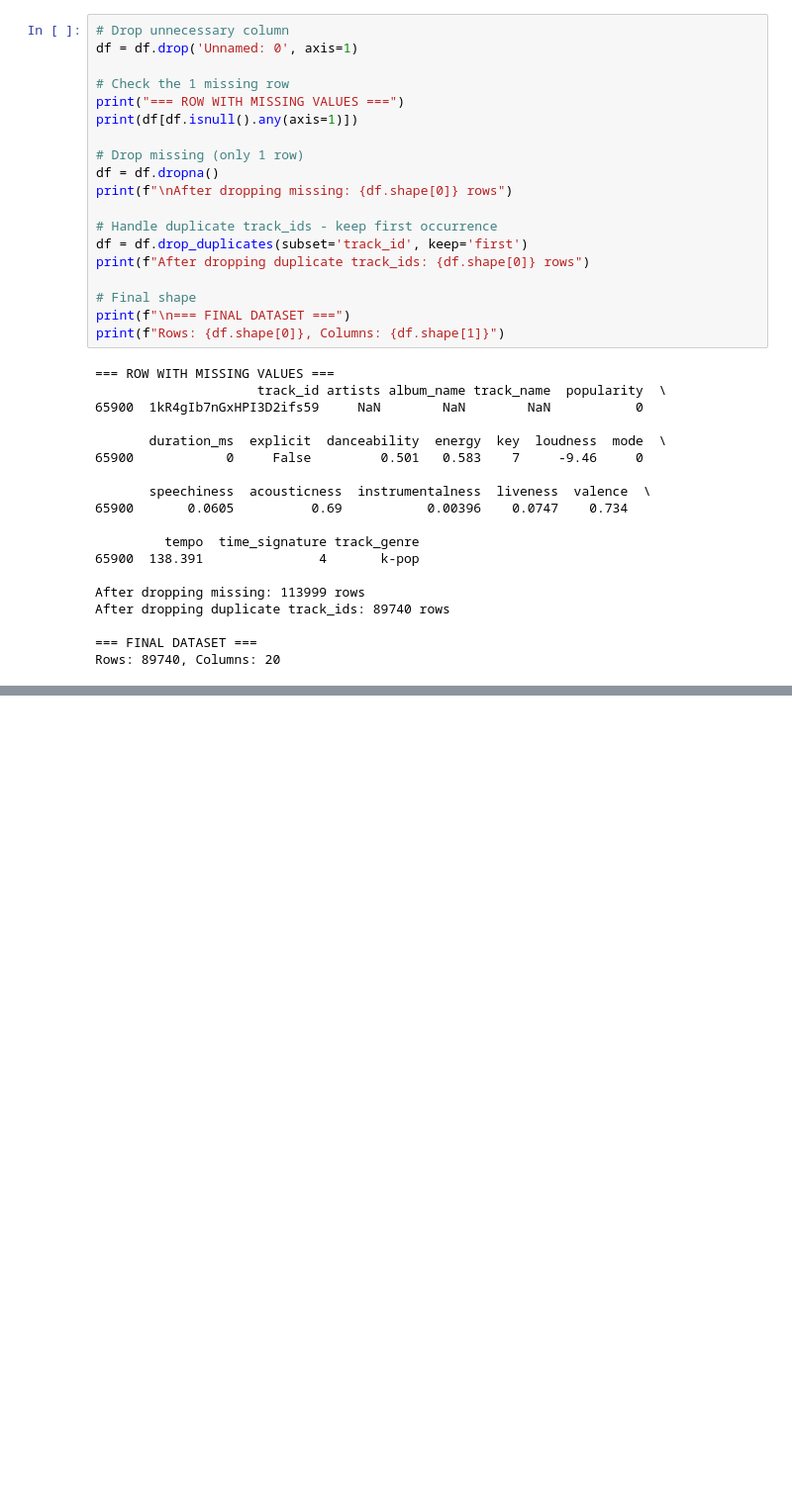
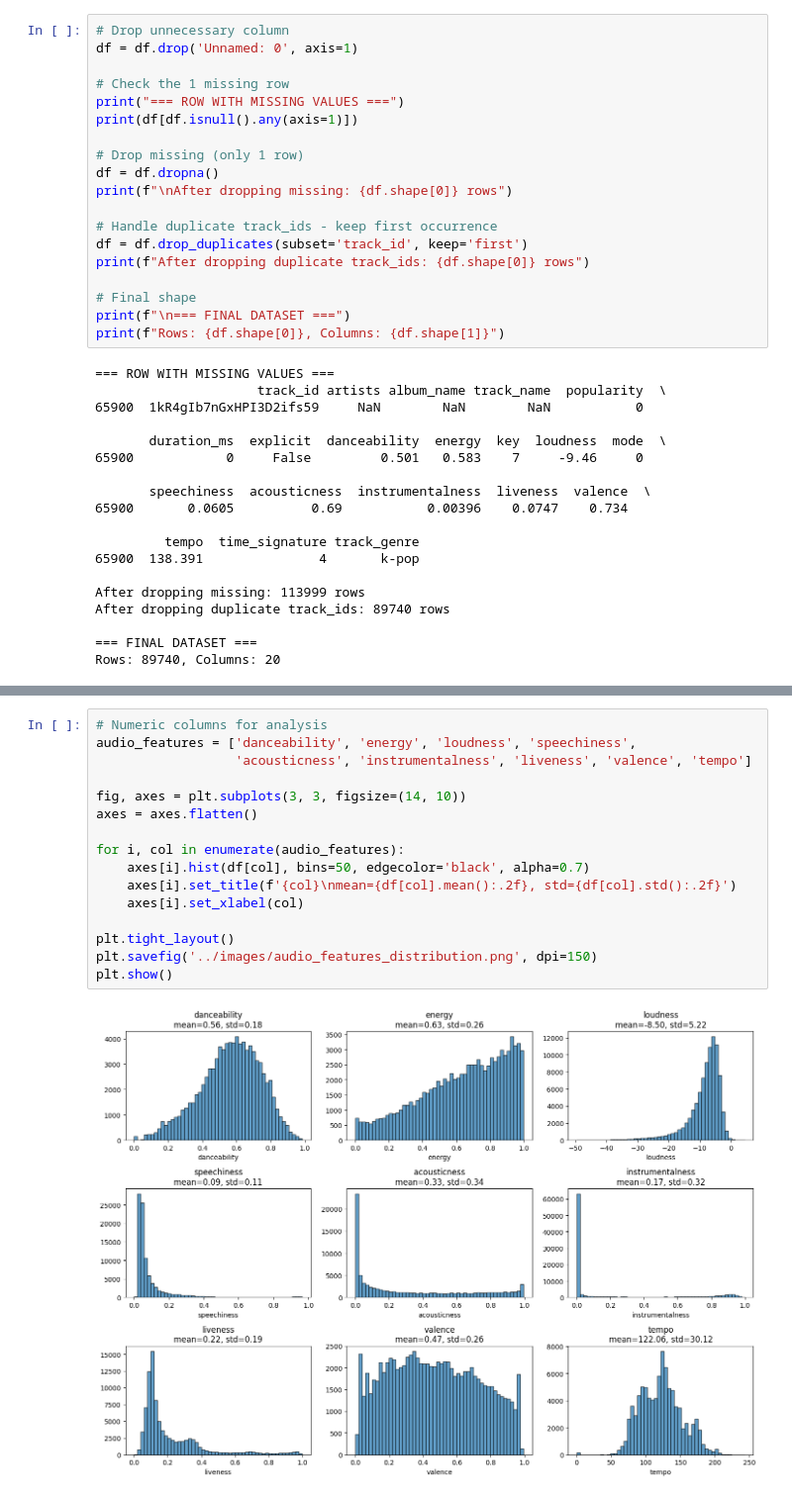
Before and after one commit to ugurcavusoglu/spotify-eda-project, a Jupyter notebook: notebooks/eda_analysis.ipynb, the cells around one changed output, grey strips where cells are left out. Shown at 99% size. Saved outputs shown, nothing was run; the diff lists cells and outputs as text; blank space fills up the shorter version.

Commit message:
Add univariate and bivariate analysis with visualizations

```diff
--- a/notebooks/eda_analysis.ipynb
+++ b/notebooks/eda_analysis.ipynb
@@ -113,0 +125,18 @@ Rows: 89740, Columns: 20
+# %%
+# Numeric columns for analysis
+audio_features = ['danceability', 'energy', 'loudness', 'speechiness',
+                  'acousticness', 'instrumentalness', 'liveness', 'valence', 'tempo']
+
+fig, axes = plt.subplots(3, 3, figsize=(14, 10))
+axes = axes.flatten()
+
+for i, col in enumerate(audio_features):
+    axes[i].hist(df[col], bins=50, edgecolor='black', alpha=0.7)
+    axes[i].set_title(f'{col}\nmean={df[col].mean():.2f}, std={df[col].std():.2f}')
+    axes[i].set_xlabel(col)
+
+plt.tight_layout()
+plt.savefig('../images/audio_features_distribution.png', dpi=150)
+plt.show()
+# %% [output]
+[figure, added]
```
Also changed, not shown: parts of 5 cells of this notebook, 5 other files.
